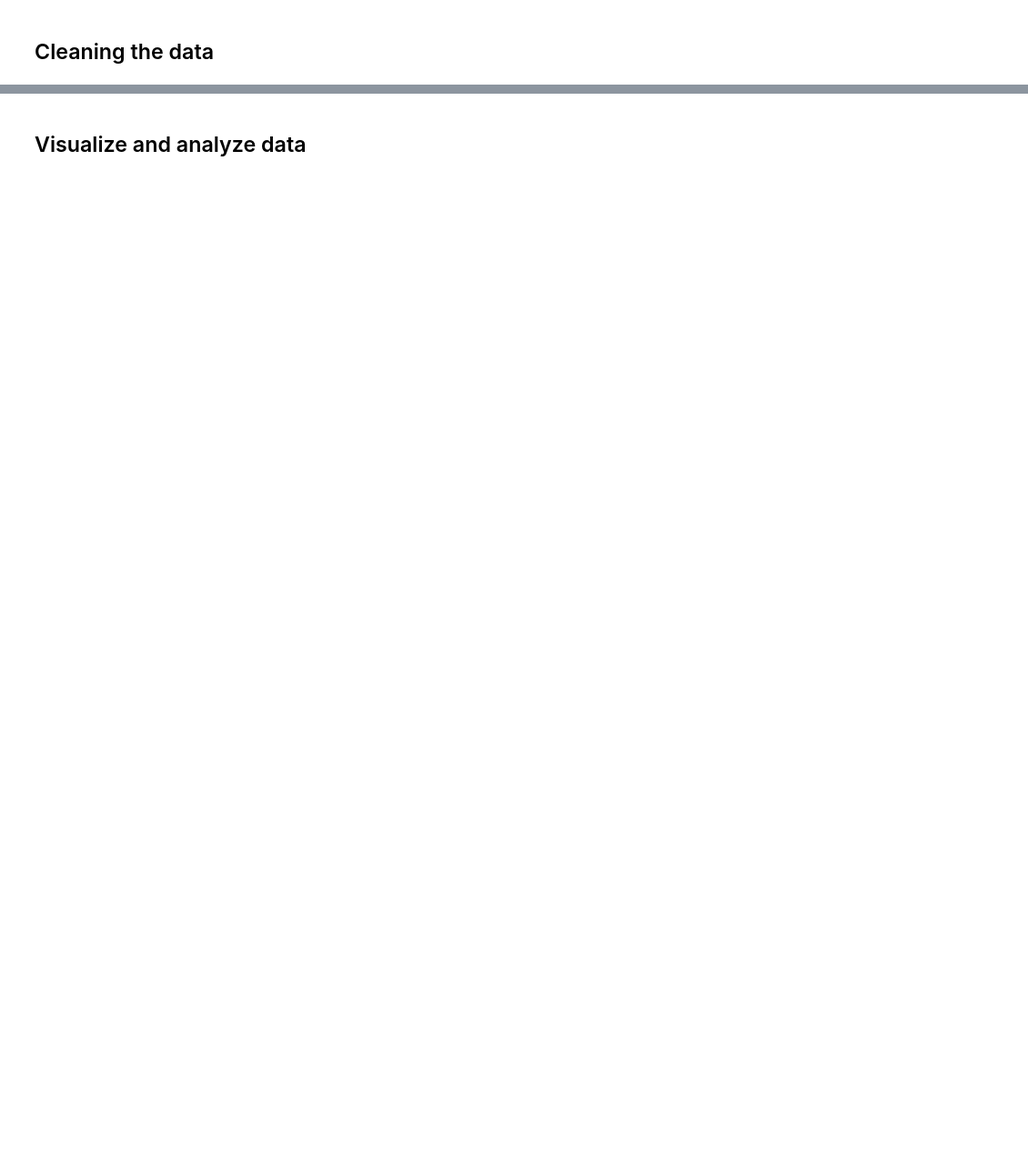
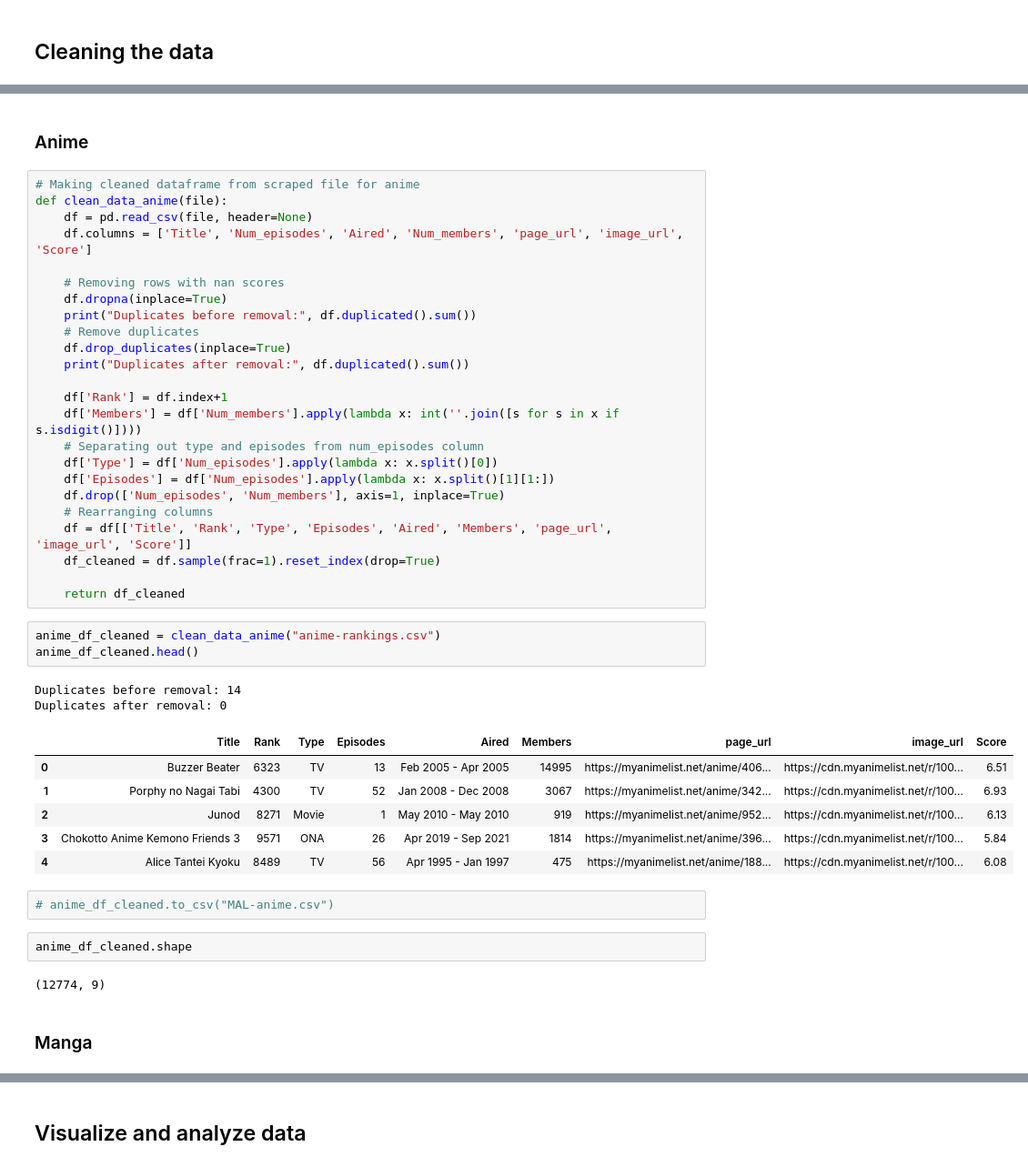
Before and after one commit to nikhil-1e9/web-scraping, a Jupyter notebook: Web-scraping-MAL-multi.ipynb, the cells around one changed output, grey strips where cells are left out. Shown at 91% size. Saved outputs shown, nothing was run; the diff lists cells and outputs as text; blank space fills up the shorter version.

```diff
--- a/Web-scraping-MAL-multi.ipynb
+++ b/Web-scraping-MAL-multi.ipynb
@@ -662,0 +621,46 @@ anime_df_cleaned.head()
+# %% [markdown]
+### Anime
+# %%
+# Making cleaned dataframe from scraped file for anime
+def clean_data_anime(file):
+    df = pd.read_csv(file, header=None)
+    df.columns = ['Title', 'Num_episodes', 'Aired', 'Num_members', 'page_url', 'image_url', 'Score']
+
+    # Removing rows with nan scores
+    df.dropna(inplace=True)
+    print("Duplicates before removal:", df.duplicated().sum())
+    # Remove duplicates
+    df.drop_duplicates(inplace=True)
+    print("Duplicates after removal:", df.duplicated().sum())
+
+    df['Rank'] = df.index+1
+    df['Members'] = df['Num_members'].apply(lambda x: int(''.join([s for s in x if s.isdigit()])))
+    # Separating out type and episodes from num_episodes column
+    df['Type'] = df['Num_episodes'].apply(lambda x: x.split()[0])
+    df['Episodes'] = df['Num_episodes'].apply(lambda x: x.split()[1][1:])
+    df.drop(['Num_episodes', 'Num_members'], axis=1, inplace=True)
+    # Rearranging columns
+    df = df[['Title', 'Rank', 'Type', 'Episodes', 'Aired', 'Members', 'page_url', 'image_url', 'Score']]
+    df_cleaned = df.sample(frac=1).reset_index(drop=True)
+
+    return df_cleaned
+# %%
+anime_df_cleaned = clean_data_anime("anime-rankings.csv")
+anime_df_cleaned.head()
+# %% [output]
+Duplicates before removal: 14
+Duplicates after removal: 0
+|  | Title | Rank | Type | Episodes | Aired | Members | page_url | image_url | Score |
+| 0 | Buzzer Beater | 6323 | TV | 13 | Feb 2005 - Apr 2005 | 14995 | https://myanimelist.net/anime/406... | https://cdn.myanimelist.net/r/100... | 6.51 |
+| 1 | Porphy no Nagai Tabi | 4300 | TV | 52 | Jan 2008 - Dec 2008 | 3067 | https://myanimelist.net/anime/342... | https://cdn.myanimelist.net/r/100... | 6.93 |
+| 2 | Junod | 8271 | Movie | 1 | May 2010 - May 2010 | 919 | https://myanimelist.net/anime/952... | https://cdn.myanimelist.net/r/100... | 6.13 |
+| 3 | Chokotto Anime Kemono Friends 3 | 9571 | ONA | 26 | Apr 2019 - Sep 2021 | 1814 | https://myanimelist.net/anime/396... | https://cdn.myanimelist.net/r/100... | 5.84 |
+| 4 | Alice Tantei Kyoku | 8489 | TV | 56 | Apr 1995 - Jan 1997 | 475 | https://myanimelist.net/anime/188... | https://cdn.myanimelist.net/r/100... | 6.08 |
+# %%
+# anime_df_cleaned.to_csv("MAL-anime.csv")
+# %%
+anime_df_cleaned.shape
+# %% [output]
+(12774, 9)
+# %% [markdown]
+### Manga
```
Also changed, not shown: parts of 22 cells of this notebook.
